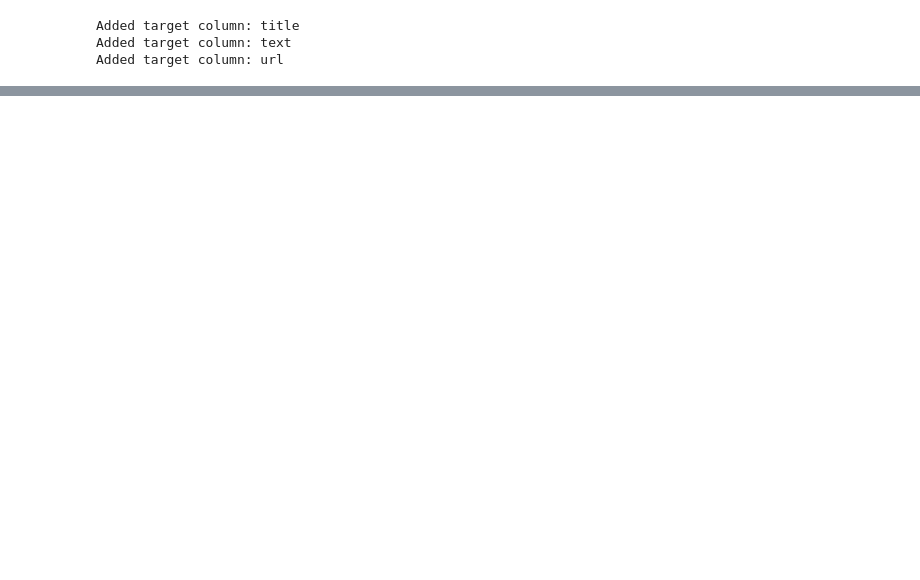
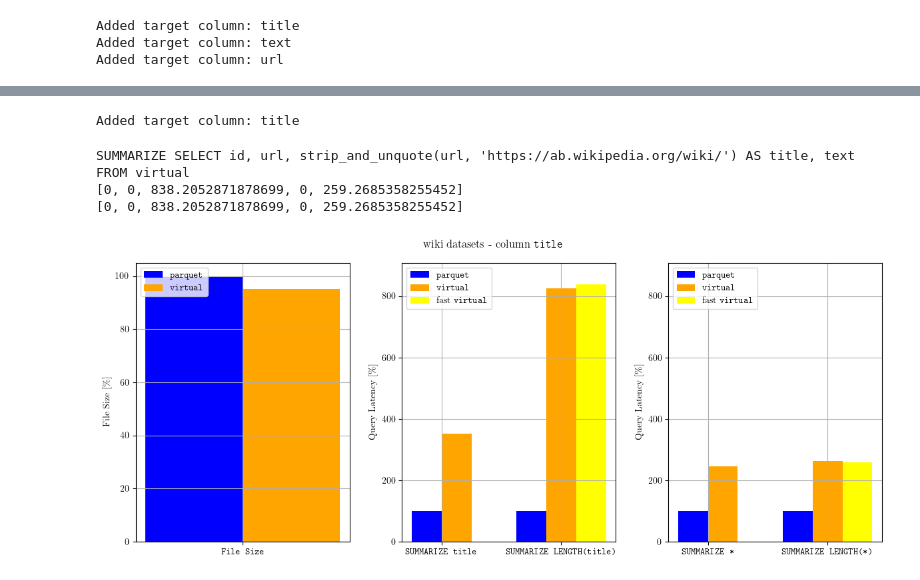
Before and after one commit to utndatasystems/virtual, a Jupyter notebook: string_compression/summarize_wiki.ipynb, the cells around one changed output, grey strips where cells are left out. Drawn from its saved outputs; the diff is of its cells as text; code cells hidden in the pictures; blank space fills up the shorter version.

```diff
--- a/string_compression/summarize_wiki.ipynb
+++ b/string_compression/summarize_wiki.ipynb
@@ -42,0 +53,25 @@ wiki_plotter.plot_target_column("url")
+# %%
+from urllib.parse import unquote
+
+def strip_and_unquote(url, prefix):
+    return unquote(url.replace(prefix, ""))
+
+original_path = "./datasets_parquet/wikimedia/wikipedia/20231101.ab.parquet"
+compressed_path = "./datasets_compress/wikimedia/wikipedia/20231101.ab-2.parquet"
+
+wiki_plotter = SummarizePlotter(original_path, compressed_path, "Wiki Datasets")
+wiki_plotter.con.create_function('strip_and_unquote', strip_and_unquote, [str, str], return_type=str)
+wiki_plotter.add_target_column(
+    "title",
+    "strip_and_unquote(url, 'https://ab.wikipedia.org/wiki/')",
+    "LENGTH(strip_and_unquote(url, 'https://ab.wikipedia.org/wiki/'))"
+)
+# %% [output]
+Added target column: title
+# %%
+wiki_plotter.plot_target_column("title")
+# %% [output]
+SUMMARIZE SELECT id, url, strip_and_unquote(url, 'https://ab.wikipedia.org/wiki/') AS title, text FROM virtual
+[0, 0, 838.2052871878699, 0, 259.2685358255452]
+[0, 0, 838.2052871878699, 0, 259.2685358255452]
+[figure, added]
```
Also changed, not shown: parts of 4 cells of this notebook, 3 other files.
